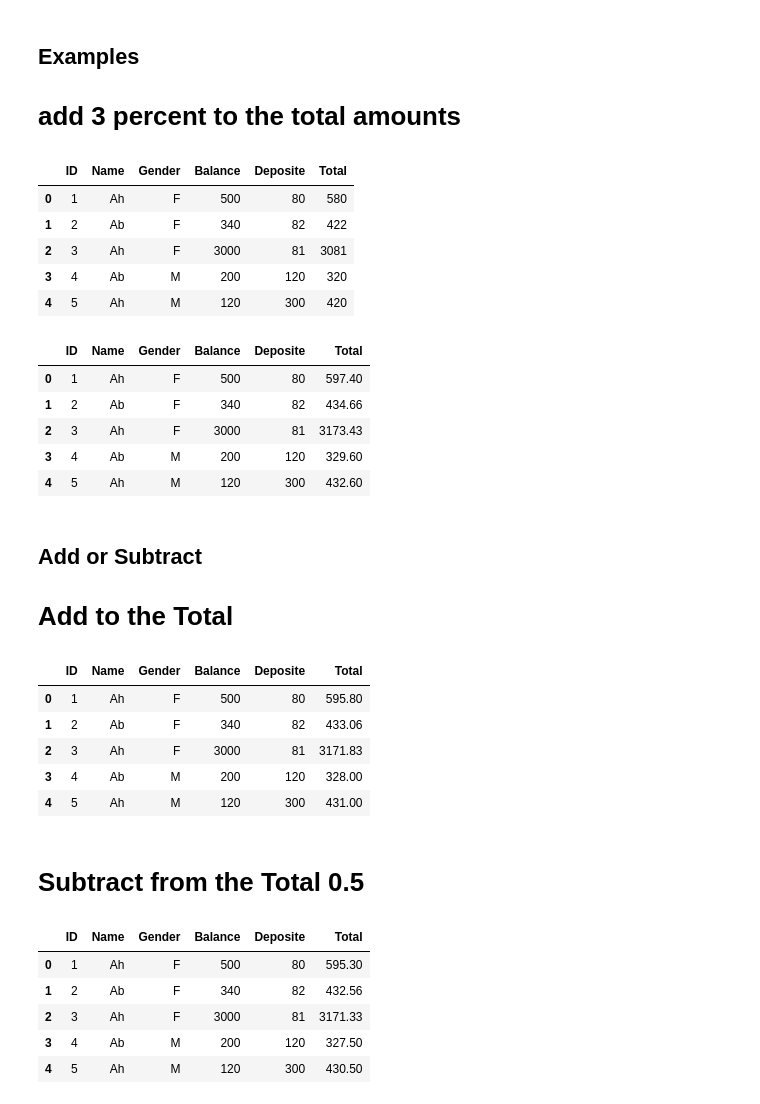
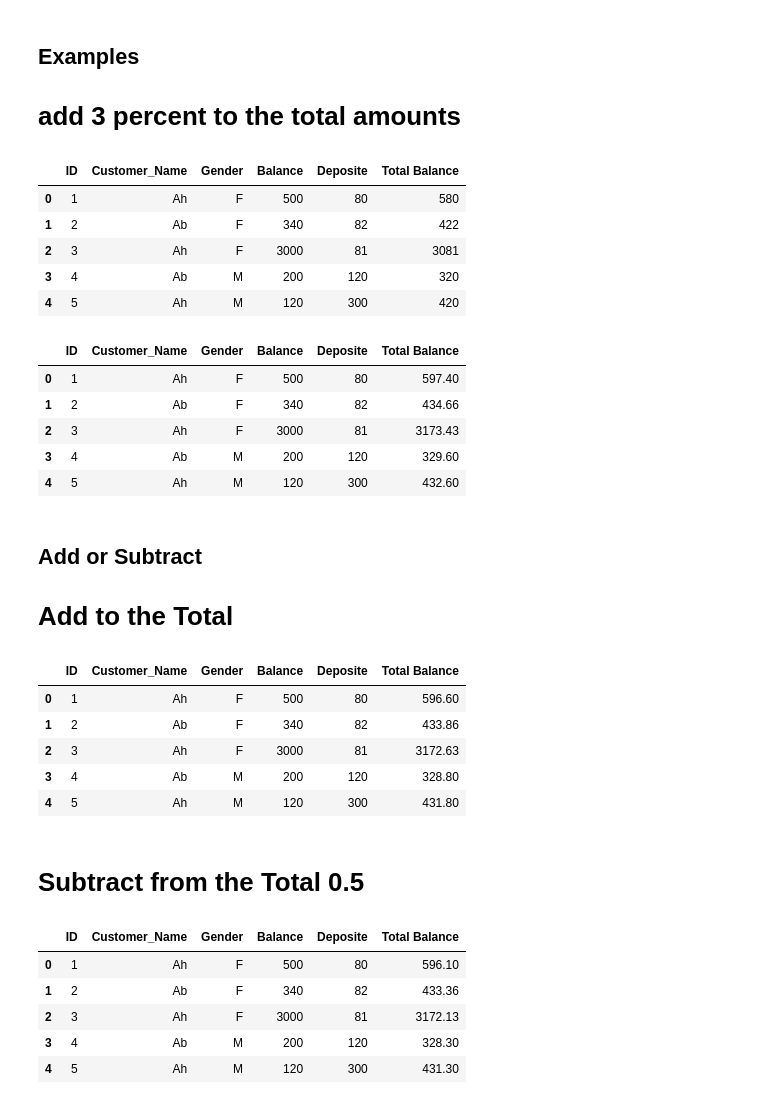
Before and after one commit to Alblooshi-Moh/Python-Project-1, a Jupyter notebook: DataFrames/Balance.ipynb, the cells around one changed output. Cells and saved outputs as stored; diff of their text form; code cells hidden in the pictures.

```diff
--- a/DataFrames/Balance.ipynb
+++ b/DataFrames/Balance.ipynb
@@ -2,4 +2,5 @@
 ## Import the libary and read the file
 # %%
 import pandas as pd
-df = pd.read_csv("balance.csv")
+BC = pd.read_csv("balance.csv")
+BC.head()
@@ -57,2 +74,3 @@ df.tail(10)
 # %%
-df.rename(columns= {"Customer_ID" : "ID","Customer_Name" : "Name"}, inplace=True)
+BC.rename(columns= {"Customer_ID" : "ID"}, inplace=True)
+BC.head()
@@ -92,6 +125,6 @@ df1.head()
 ## Perform arithmetic operations on the df
 # create a new colum that contains the sum of the Balance and Deposite
 # %%
-df["Total"]= df["Balance"]+df["Deposite"]
-df.head()
+BC["Total Balance"]= BC["Balance"]+BC["Deposite"]
+BC.head()
 # %% [output]
@@ -150,19 +183,19 @@ st
 ## Examples
 # add 3 percent to the total amounts
 # %%
-df.head()
+BC.head()
 # %% [output]
-|  | ID | Name | Gender | Balance | Deposite | Total |
+|  | ID | Customer_Name | Gender | Balance | Deposite | Total Balance |
 | 0 | 1 | Ah | F | 500 | 80 | 580 |
 | 1 | 2 | Ab | F | 340 | 82 | 422 |
 | 2 | 3 | Ah | F | 3000 | 81 | 3081 |
 | 3 | 4 | Ab | M | 200 | 120 | 320 |
 | 4 | 5 | Ah | M | 120 | 300 | 420 |
 # %%
-df["Total"]=df["Total"]+0.03*df["Total"]
-df.head()
+BC["Total Balance"]=BC["Total Balance"]+0.03*BC["Total Balance"]
+BC.head()
 # %% [output]
-|  | ID | Name | Gender | Balance | Deposite | Total |
+|  | ID | Customer_Name | Gender | Balance | Deposite | Total Balance |
 | 0 | 1 | Ah | F | 500 | 80 | 597.40 |
 | 1 | 2 | Ab | F | 340 | 82 | 434.66 |
 | 2 | 3 | Ah | F | 3000 | 81 | 3173.43 |
@@ -172,24 +205,24 @@ df.head()
 ## Add or Subtract
 # Add to the Total
 # %%
-df["Total"]= df["Total"] - 0.8
-df.head()
+BC["Total Balance"]= BC["Total Balance"] - 0.8
+BC.head()
 # %% [output]
-|  | ID | Name | Gender | Balance | Deposite | Total |
-| 0 | 1 | Ah | F | 500 | 80 | 595.80 |
-| 1 | 2 | Ab | F | 340 | 82 | 433.06 |
-| 2 | 3 | Ah | F | 3000 | 81 | 3171.83 |
-| 3 | 4 | Ab | M | 200 | 120 | 328.00 |
-| 4 | 5 | Ah | M | 120 | 300 | 431.00 |
+|  | ID | Customer_Name | Gender | Balance | Deposite | Total Balance |
+| 0 | 1 | Ah | F | 500 | 80 | 596.60 |
+| 1 | 2 | Ab | F | 340 | 82 | 433.86 |
+| 2 | 3 | Ah | F | 3000 | 81 | 3172.63 |
+| 3 | 4 | Ab | M | 200 | 120 | 328.80 |
+| 4 | 5 | Ah | M | 120 | 300 | 431.80 |
 # %% [markdown]
 # Subtract from the Total 0.5
 # %%
-df["Total"]= df["Total"] - 0.5
-df.head()
+BC["Total Balance"]= BC["Total Balance"] - 0.5
+BC.head()
 # %% [output]
-|  | ID | Name | Gender | Balance | Deposite | Total |
-| 0 | 1 | Ah | F | 500 | 80 | 595.30 |
-| 1 | 2 | Ab | F | 340 | 82 | 432.56 |
-| 2 | 3 | Ah | F | 3000 | 81 | 3171.33 |
-| 3 | 4 | Ab | M | 200 | 120 | 327.50 |
-| 4 | 5 | Ah | M | 120 | 300 | 430.50 |
+|  | ID | Customer_Name | Gender | Balance | Deposite | Total Balance |
+| 0 | 1 | Ah | F | 500 | 80 | 596.10 |
+| 1 | 2 | Ab | F | 340 | 82 | 433.36 |
+| 2 | 3 | Ah | F | 3000 | 81 | 3172.13 |
+| 3 | 4 | Ab | M | 200 | 120 | 328.30 |
+| 4 | 5 | Ah | M | 120 | 300 | 431.30 |
```
Also changed, not shown: parts of 19 cells of this notebook, 1 other file.
